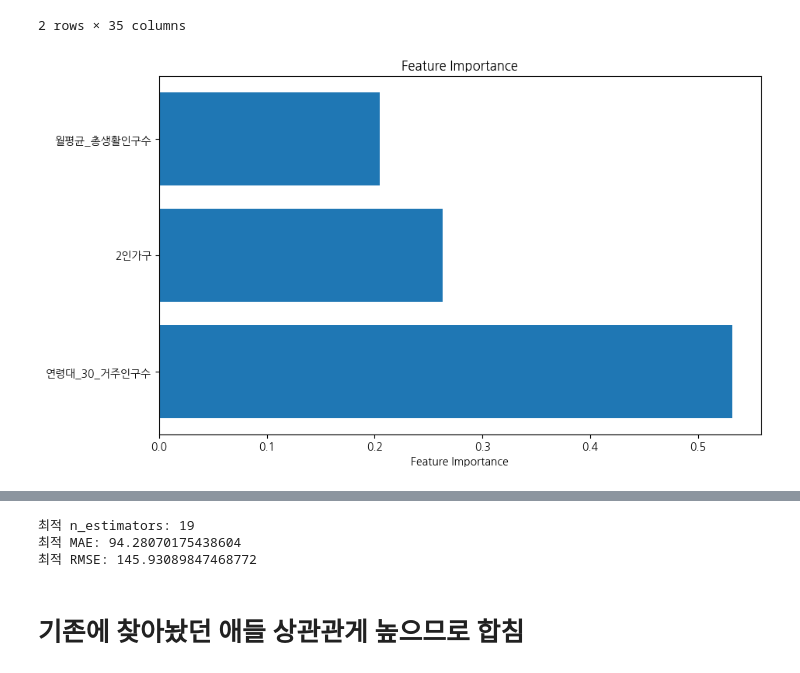
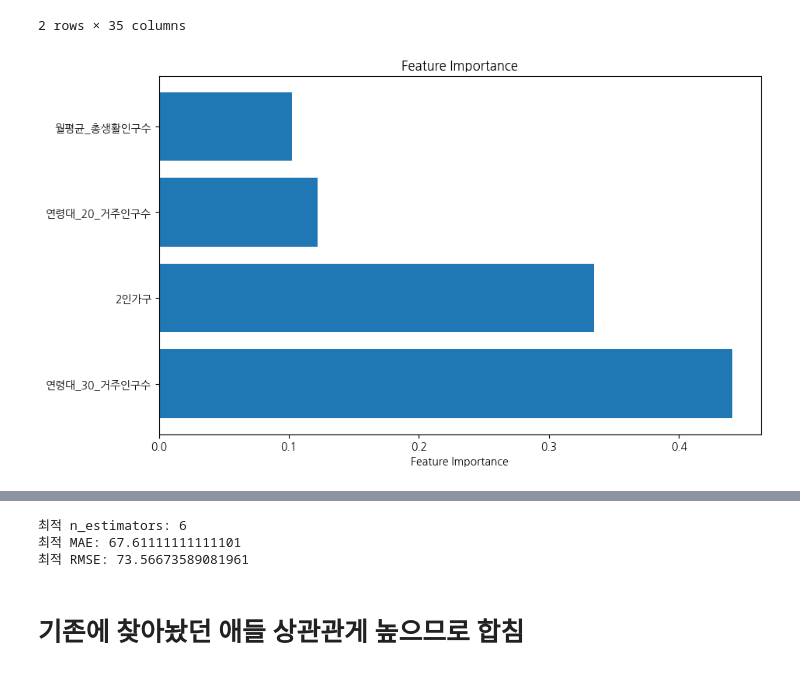
Before and after one commit to GyudongHan/Project_1, a Jupyter notebook: 프로젝트 2/RandomForest(trial_and_error).ipynb, the cells around one changed output, grey strips where cells are left out. Cells and saved outputs as stored; diff of their text form; code cells hidden in the pictures.

```diff
--- a/프로젝트 2/RandomForest(trial_and_error).ipynb
+++ b/프로젝트 2/RandomForest(trial_and_error).ipynb
@@ -45,7 +45,7 @@ from sklearn.metrics import mean_absolute_error
 from math import sqrt
 
 y = df.iloc[:, 0]
-X = df[['연령대_30_거주인구수', '월평균_총생활인구수', '2인가구']]
+X = df[['연령대_20_거주인구수', '연령대_30_거주인구수', '월평균_총생활인구수', '2인가구']]
 
 # 데이터 분할 (random_state 설정)
 X_train, X_test, y_train, y_test = train_test_split(X, y, test_size=0.1, random_state=0)
@@ -96,32 +96,32 @@ feature_importance = model.feature_importances_
 # 피처 중요도를 내림차순으로 정렬
 sorted_indices = feature_importance.argsort()[::-1]
 sorted_features = X.columns[sorted_indices]
 sorted_importance = feature_importance[sorted_indices]
 
 # 피처 중요도 시각화
 fig, ax = plt.subplots(figsize=(10, 6))
 ax.barh(sorted_features, sorted_importance)
 ax.set_xlabel('Feature Importance')
 ax.set_title('Feature Importance')
 
 # 그래프 출력
 plt.show()
 
 
 # MAE, RMSE, n_estimators 관계 시각화
 fig = px.line(x=n_estimators_range, labels={'x': 'n_estimators', 'y': 'Score'}, title='Score vs n_estimators', width=1200, height=800)
 fig.add_scatter(x=n_estimators_range, y=train_mae_scores, mode='lines+markers', name='Train Data MAE')
 fig.add_scatter(x=n_estimators_range, y=test_mae_scores, mode='lines+markers', name='Test Data MAE')
 fig.add_scatter(x=n_estimators_range, y=rmse_scores, mode='lines+markers', name='RMSE')
 fig.update_traces(mode='lines+markers')
 
 # Display the figure
 fig.show()
 
 # 최적값 출력
 print(f"최적 n_estimators: {best_n_estimators}")
 print(f"최적 MAE: {best_mae}")
 print(f"최적 RMSE: {best_rmse}")
 # %% [output]
-[figure, old version]
+[figure, new version]
 [interactive output not drawn]
@@ -129,6 +128,6 @@ print(f"최적 RMSE: {best_rmse}")
-최적 n_estimators: 19
-최적 MAE: 94.28070175438604
-최적 RMSE: 145.93089847468772
+최적 n_estimators: 6
+최적 MAE: 67.61111111111101
+최적 RMSE: 73.56673589081961
 # %% [markdown]
 # 기존에 찾아놨던 애들 상관관게 높으므로 합침
 # %%
```
Also changed, not shown: parts of 7 cells of this notebook, 2 other files.
